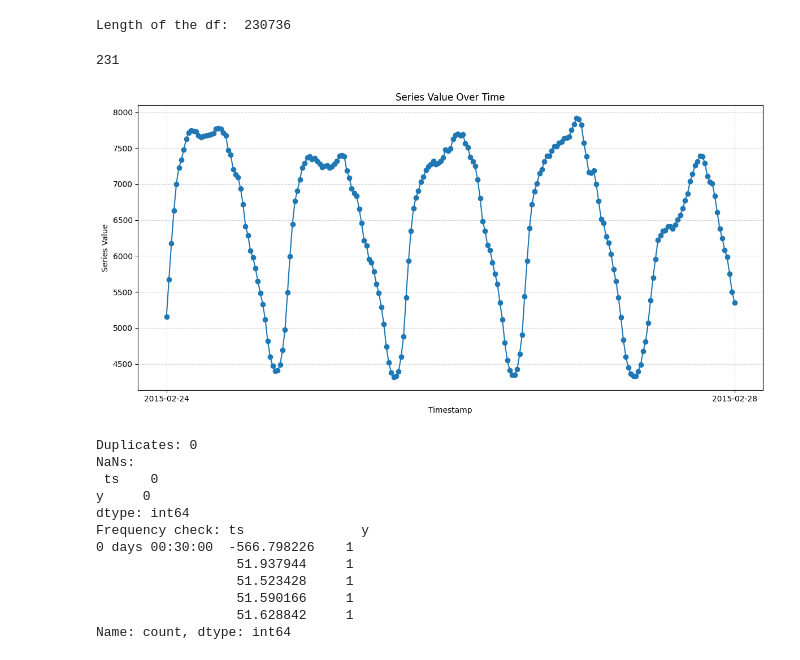
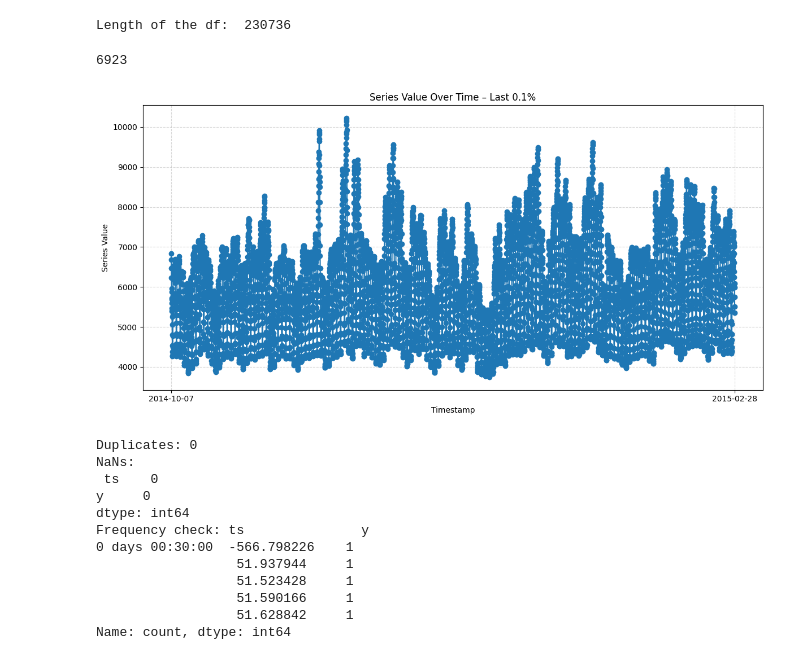
Before and after one commit to florivz/TSF-SS25-TimeGPT, a Jupyter notebook: skripts/forecasting/australian_electricity_model.ipynb, the cells around one changed output. Cells and saved outputs as stored; diff of their text form; code cells hidden in the pictures.

```diff
--- a/skripts/forecasting/australian_electricity_model.ipynb
+++ b/skripts/forecasting/australian_electricity_model.ipynb
@@ -21,28 +21,28 @@ print("Length of the df: ", len(df))
 # %% [output]
 Length of the df:  230736
 # %%
-df_short = df[int(len(df) * 0.999):]
+df_short = df[int(len(df) * 0.97):]
 print(len(df_short))
 
 start = df_short['ts'].min()
 end = df_short['ts'].max()
 
 
 plt.figure(figsize=(12, 6))
 plt.plot(df_short['ts'], df_short['y'], marker='o')
 
 # Start and End-Ticks
 plt.xticks([start, end], [start.strftime('%Y-%m-%d'), end.strftime('%Y-%m-%d')])
 
 plt.xlabel('Timestamp')
 plt.ylabel('Series Value')
-plt.title('Series Value Over Time')
+plt.title('Series Value Over Time – Last 0.1%')
 plt.grid(True, linestyle='--', alpha=0.5)
 plt.tight_layout()
 plt.show()
 # %% [output]
-231
+6923
-[figure, old version]
+[figure, new version]
 # %%
 # shortening the dataset
 df_recent = df.tail(10000).copy()
```
Also changed, not shown: parts of 12 cells of this notebook, 5 other files.
